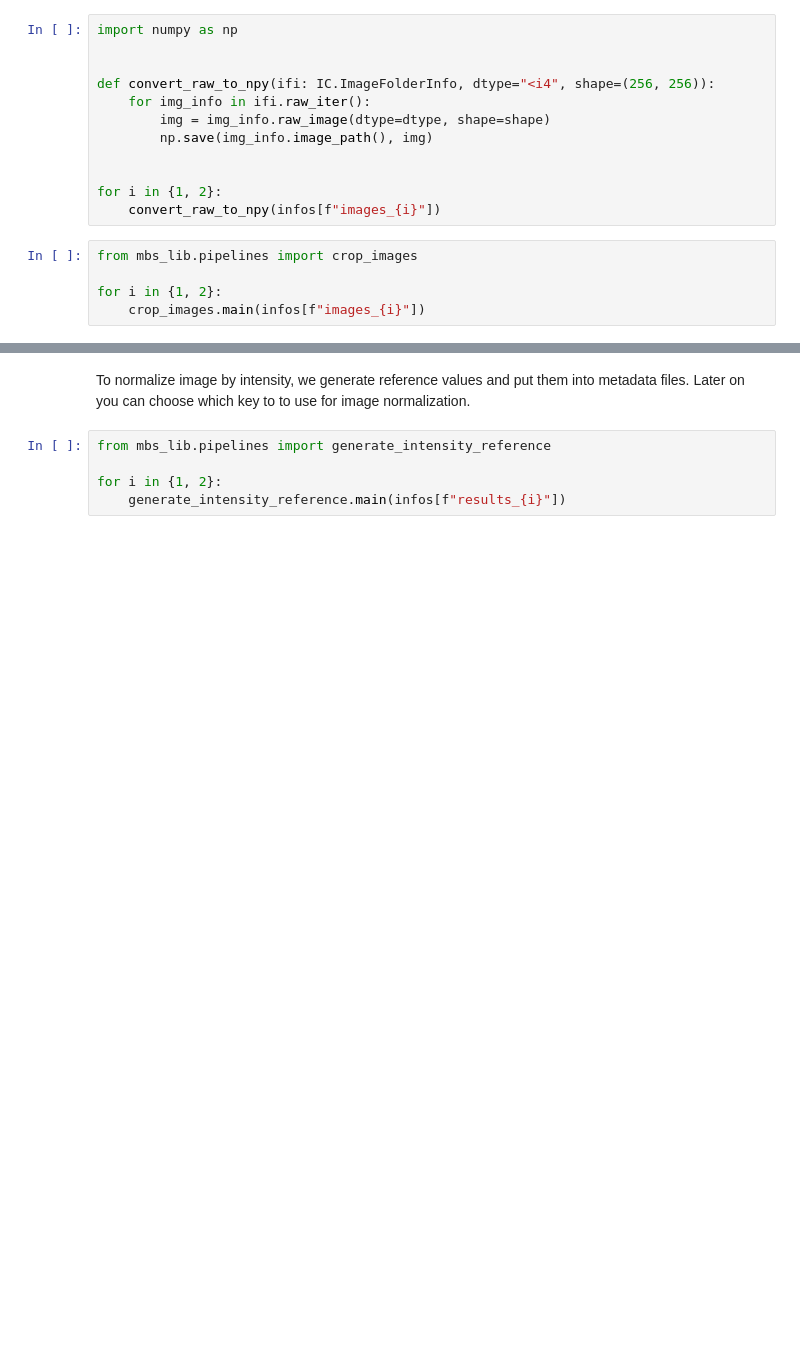
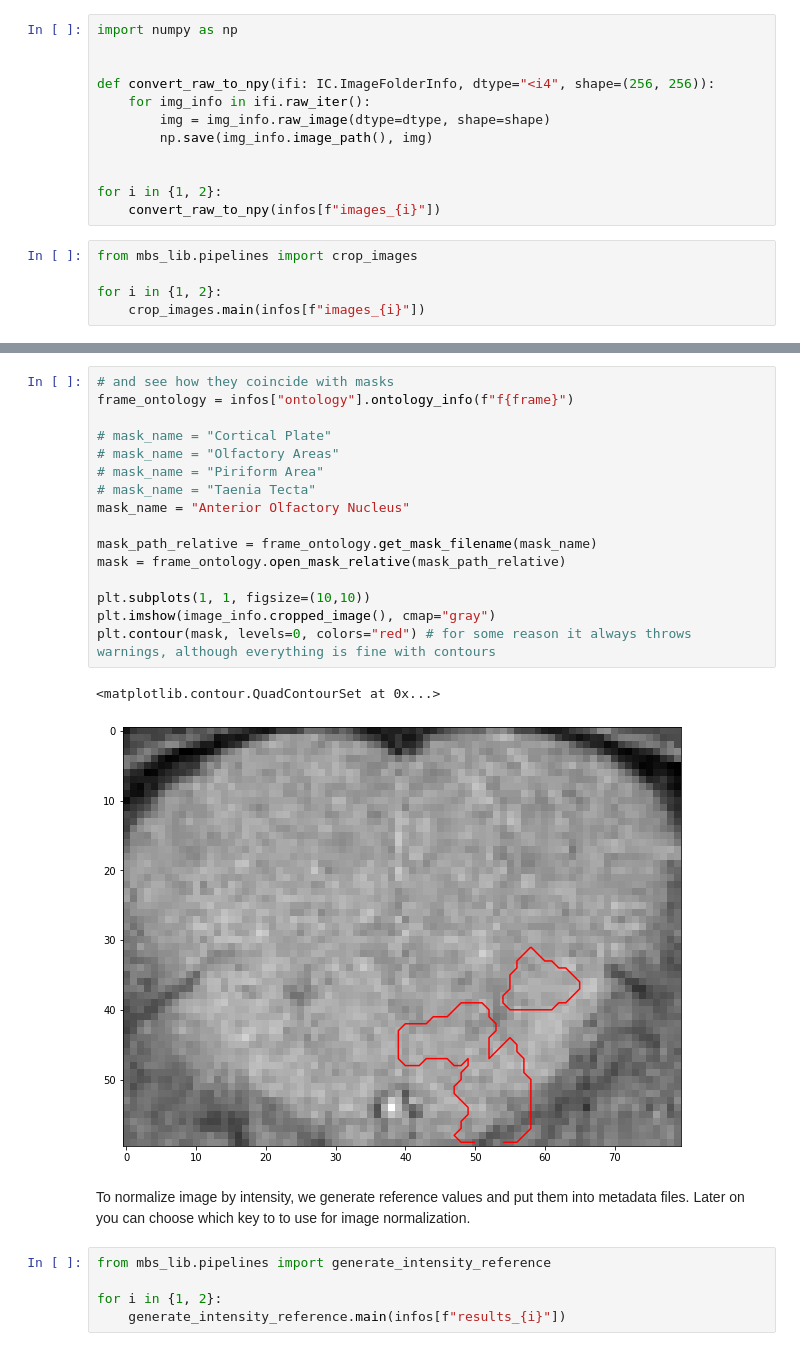
Before and after one commit to zudanievil/MiceBrainMriSegmentation, a Jupyter notebook: ipynb/example.ipynb, the cells around one changed output, grey strips where cells are left out. Cells and saved outputs as stored; diff of their text form; blank space fills up the shorter version.

```diff
--- a/ipynb/example.ipynb
+++ b/ipynb/example.ipynb
@@ -345,3 +412,22 @@ for i in {1, 2}:
+# %%
+# and see how they coincide with masks
+frame_ontology = infos["ontology"].ontology_info(f"f{frame}")
+
+# mask_name = "Cortical Plate"
+# mask_name = "Olfactory Areas"
+# mask_name = "Piriform Area"
+# mask_name = "Taenia Tecta"
+mask_name = "Anterior Olfactory Nucleus"
+
+mask_path_relative = frame_ontology.get_mask_filename(mask_name)
+mask = frame_ontology.open_mask_relative(mask_path_relative)
+
+plt.subplots(1, 1, figsize=(10,10))
+plt.imshow(image_info.cropped_image(), cmap="gray")
+plt.contour(mask, levels=0, colors="red") # for some reason it always throws warnings, although everything is fine with contours
+# %% [output]
+<matplotlib.contour.QuadContourSet at 0x...>
+[figure, added]
 # %% [markdown]
 To normalize image by intensity, we generate reference values and put them into metadata files. Later on you can choose which key to to use for image normalization.
 # %%
```
Also changed, not shown: parts of 8 cells of this notebook.
